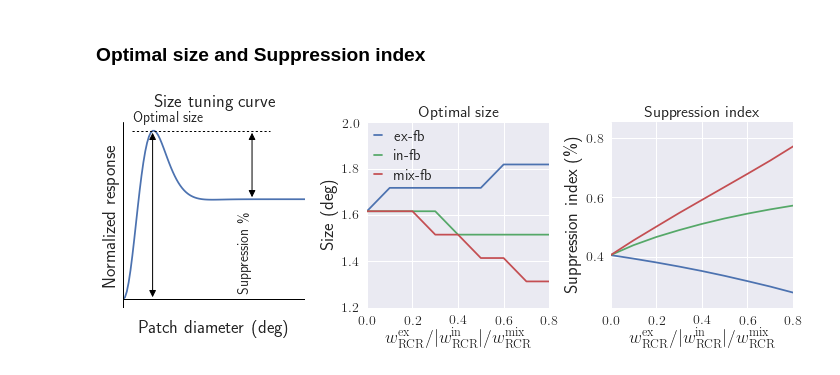
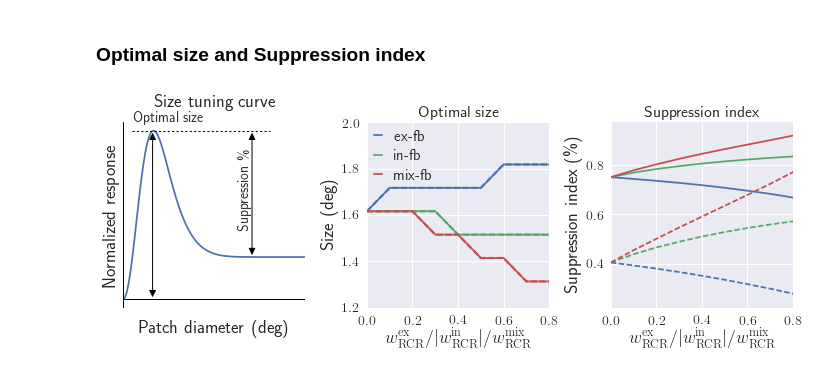
Before and after one commit to miladh/edog-simulations, a Jupyter notebook: size_tuning/size_tuning.ipynb, the cells around one changed output. Cells and saved outputs as stored; diff of their text form; code cells hidden in the pictures.

```diff
--- a/size_tuning/size_tuning.ipynb
+++ b/size_tuning/size_tuning.ipynb
@@ -173,9 +182,12 @@ fig.tight_layout()
 fig, (ax1, ax2, ax3) = plt.subplots(1, 3, figsize=(10, 4))
 
 # optimal size
-ax2.plot(w_rc_ex, size_tuning["fb_ex"]["cen_size"], '-', label="ex-fb")
-ax2.plot(w_rc_in, size_tuning["fb_in"]["cen_size"], '-', label="in-fb")
-ax2.plot(w_rc_mix, size_tuning["fb_mix"]["cen_size"], '-', label="mix-fb")
+ax2.plot(w_rc_ex, size_tuning["fb_ex"][0.0]["cen_size"], 'C0-', label="ex-fb")
+ax2.plot(w_rc_in, size_tuning["fb_in"][0.0]["cen_size"], 'C1-', label="in-fb")
+ax2.plot(w_rc_mix, size_tuning["fb_mix"][0.0]["cen_size"], 'C2-', label="mix-fb")
+ax2.plot(w_rc_ex, size_tuning["fb_ex"][2.0]["cen_size"], 'C0--', lw=2.2)
+ax2.plot(w_rc_in, size_tuning["fb_in"][2.0]["cen_size"], 'C1--', lw=2.2)
+ax2.plot(w_rc_mix, size_tuning["fb_mix"][2.0]["cen_size"], 'C2--', lw=2.2)
 
 ax2.legend(fontsize=15, handlelength=0.5, labelspacing=0.4, borderpad=0.0)
 ax2.set_title("Optimal size")
@@ -185,9 +197,12 @@ ax2.set_xlim([0, 0.8])
 ax2.set_ylim([1.2, 2.0])
 
 # suppression index
-ax3.plot(w_rc_ex, size_tuning["fb_ex"]["supp_index"], '-', label="ex-fb")
-ax3.plot(w_rc_in, size_tuning["fb_in"]["supp_index"], '-', label="in-fb")
-ax3.plot(w_rc_mix, size_tuning["fb_mix"]["supp_index"], '-', label="mix-fb")
+ax3.plot(w_rc_ex, size_tuning["fb_ex"][0.0]["supp_index"], 'C0-', label="ex-fb")
+ax3.plot(w_rc_in, size_tuning["fb_in"][0.0]["supp_index"], 'C1-', label="in-fb")
+ax3.plot(w_rc_mix, size_tuning["fb_mix"][0.0]["supp_index"], 'C2-', label="mix-fb")
+ax3.plot(w_rc_ex, size_tuning["fb_ex"][2.0]["supp_index"], 'C0--')
+ax3.plot(w_rc_in, size_tuning["fb_in"][2.0]["supp_index"], 'C1--')
+ax3.plot(w_rc_mix, size_tuning["fb_mix"][2.0]["supp_index"], 'C2--')
 
 ax3.set_title("Suppression index")
 ax3.set_ylabel(r"Suppression index (\%)", fontsize=18)
@@ -197,7 +212,7 @@ ax3.set_xlim([0, 0.8])
 
 
 # illustrative figure
-curve = size_tuning["fb_ex"]["tuning_curve"][0,:]
+curve = size_tuning["fb_ex"][0.0]["tuning_curve"][0,:]
 norm_curve = (curve - curve.min()) / (curve - curve.min()).max()
 
 ax1.plot(patch_diameter, norm_curve)
@@ -215,31 +230,31 @@ ax1.xaxis.set_ticks_position('none')
 ax1.yaxis.set_ticks_position('none')
 
 ax1.set_yticks([])
 ax1.set_xticks([])
 
 ax1.grid(False)
 
 ax1.set_facecolor("w")
 ax1.axhline(y=0, color='k', linewidth=1.)
 ax1.axvline(x=0, color='k', linewidth=1.)
 
 
 max_id = np.where(norm_curve == norm_curve.max())
 xmax = patch_diameter[max_id].magnitude
 ymax = norm_curve.max()
 xsteady = patch_diameter[-30].magnitude
 ysteady = norm_curve[-30]
 
 ax1.plot([0.5, patch_diameter[-20]], [ymax, ymax], color='k', linewidth=1, linestyle=":")
 
 ax1.annotate("Optimal size", xy=(xmax-1., ymax+ymax*0.05), xycoords='data', xytext=(-1, +1), textcoords='offset points')
 ax1.annotate("", xy=(xmax, 0), xycoords='data', xytext=(xmax, ymax), textcoords='data',
              arrowprops={'arrowstyle': '<|-|>', 'linestyle': '-', 'linewidth': 1, 'color': 'k'})
 
 ax1.annotate("Suppression \%", xy=(xsteady-0.7, (ymax-ysteady)*1.1), xycoords='data', xytext=(-1, +1), textcoords='offset points', rotation=90)
 ax1.annotate("", xy=(xsteady, ysteady), xycoords='data', xytext=(xsteady, ymax), textcoords='data',
              arrowprops={'arrowstyle': '<|-|>', 'linestyle': '-', 'linewidth': 1, 'color': 'k'})
 
 fig.tight_layout()
 # %% [output]
-[figure, old version]
+[figure, new version]
```
Also changed, not shown: parts of 4 cells of this notebook, 1 other file.
